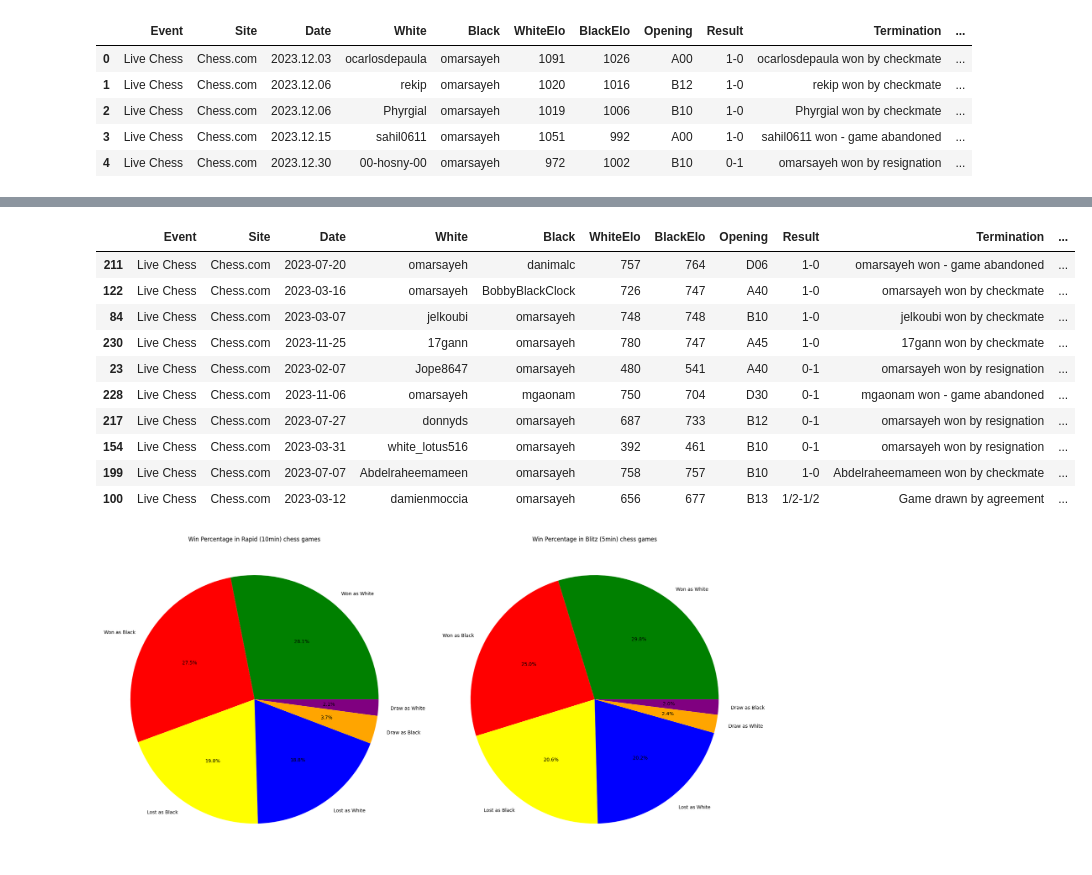
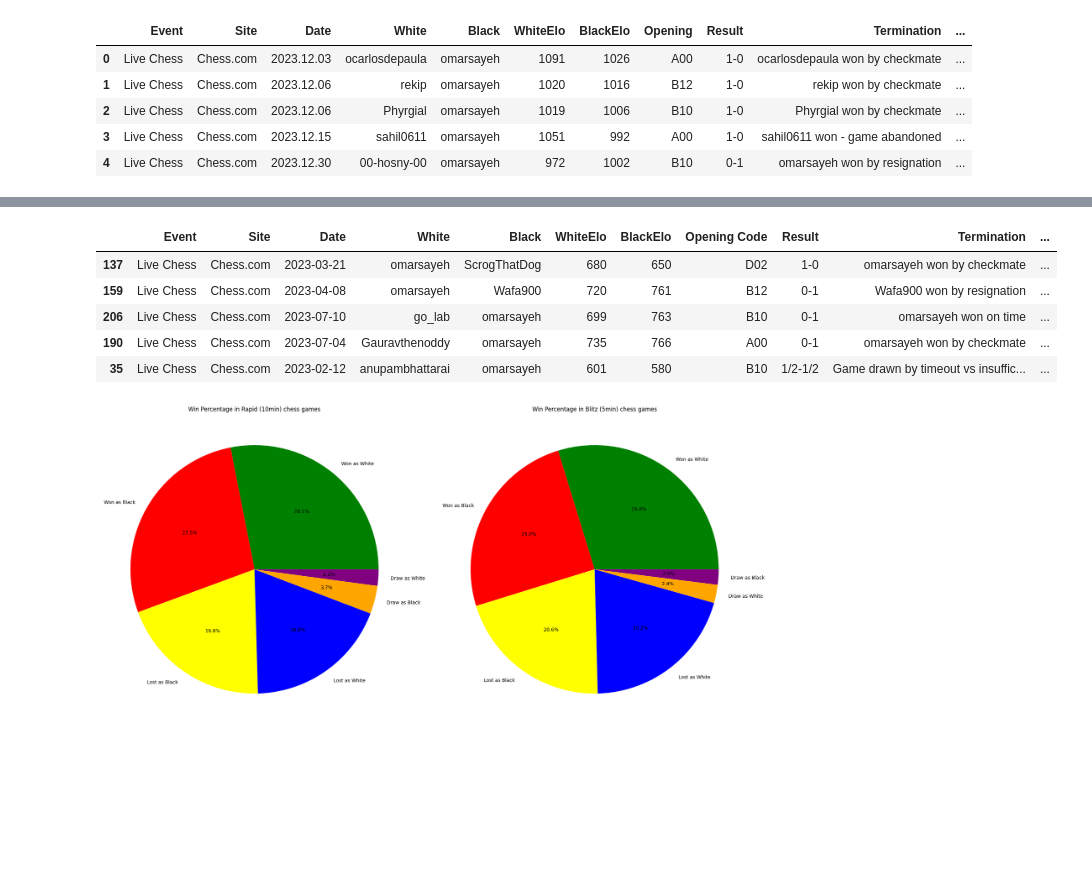
Before and after one commit to SayehOmar/My_Chess_Games_Case_Study, a Jupyter notebook: chess.ipynb, the cells around one changed output, grey strips where cells are left out. Drawn from its saved outputs; the diff is of its cells as text; code cells hidden in the pictures; blank space fills up the shorter version.

```diff
--- a/chess.ipynb
+++ b/chess.ipynb
@@ -33,10 +33,10 @@ def parse_pgn(file_path):
     return pd.DataFrame(games)
 
 
-df_black_Rapid = parse_pgn(r'omarsayeh-black-Rapid.pgn')
-df_white_Rapid = parse_pgn(r'omarsayeh-White-Rapid.pgn')
-df_Black_Blitz = parse_pgn(r'omarsayeh-black-Blitz.pgn')
-df_white_Blitz = parse_pgn(r'omarsayeh-white-Blitz.pgn')
+df_black_Rapid = parse_pgn(r'PGN Files\omarsayeh-black-Rapid.pgn')
+df_white_Rapid = parse_pgn(r'PGN Files\omarsayeh-White-Rapid.pgn')
+df_Black_Blitz = parse_pgn(r'PGN Files\omarsayeh-black-Blitz.pgn')
+df_white_Blitz = parse_pgn(r'PGN Files\omarsayeh-white-Blitz.pgn')
 # %%
 df_black_Rapid.head(5)
 # %% [output]
@@ -107,19 +75,14 @@ Blitz_df['Outcome'] = Blitz_df.apply(lambda row: 'Won as White' if row['White']
                                         else 'Draw as White'
                                         , axis=1)
 # %%
-Blitz_df.sample(10)
+Blitz_df.sample(5)
 # %% [output]
-|  | Event | Site | Date | White | Black | WhiteElo | BlackElo | Opening | Result | Termination | ... |
-| 211 | Live Chess | Chess.com | 2023-07-20 | omarsayeh | danimalc | 757 | 764 | D06 | 1-0 | omarsayeh won - game abandoned | ... |
-| 122 | Live Chess | Chess.com | 2023-03-16 | omarsayeh | BobbyBlackClock | 726 | 747 | A40 | 1-0 | omarsayeh won by checkmate | ... |
-| 84 | Live Chess | Chess.com | 2023-03-07 | jelkoubi | omarsayeh | 748 | 748 | B10 | 1-0 | jelkoubi won by checkmate | ... |
-| 230 | Live Chess | Chess.com | 2023-11-25 | 17gann | omarsayeh | 780 | 747 | A45 | 1-0 | 17gann won by checkmate | ... |
-| 23 | Live Chess | Chess.com | 2023-02-07 | Jope8647 | omarsayeh | 480 | 541 | A40 | 0-1 | omarsayeh won by resignation | ... |
-| 228 | Live Chess | Chess.com | 2023-11-06 | omarsayeh | mgaonam | 750 | 704 | D30 | 0-1 | mgaonam won - game abandoned | ... |
-| 217 | Live Chess | Chess.com | 2023-07-27 | donnyds | omarsayeh | 687 | 733 | B12 | 0-1 | omarsayeh won by resignation | ... |
-| 154 | Live Chess | Chess.com | 2023-03-31 | white_lotus516 | omarsayeh | 392 | 461 | B10 | 0-1 | omarsayeh won by resignation | ... |
-| 199 | Live Chess | Chess.com | 2023-07-07 | Abdelraheemameen | omarsayeh | 758 | 757 | B10 | 1-0 | Abdelraheemameen won by checkmate | ... |
-| 100 | Live Chess | Chess.com | 2023-03-12 | damienmoccia | omarsayeh | 656 | 677 | B13 | 1/2-1/2 | Game drawn by agreement | ... |
+|  | Event | Site | Date | White | Black | WhiteElo | BlackElo | Opening Code | Result | Termination | ... |
+| 137 | Live Chess | Chess.com | 2023-03-21 | omarsayeh | ScrogThatDog | 680 | 650 | D02 | 1-0 | omarsayeh won by checkmate | ... |
+| 159 | Live Chess | Chess.com | 2023-04-08 | omarsayeh | Wafa900 | 720 | 761 | B12 | 0-1 | Wafa900 won by resignation | ... |
+| 206 | Live Chess | Chess.com | 2023-07-10 | go_lab | omarsayeh | 699 | 763 | B10 | 0-1 | omarsayeh won on time | ... |
+| 190 | Live Chess | Chess.com | 2023-07-04 | Gauravthenoddy | omarsayeh | 735 | 766 | A00 | 0-1 | omarsayeh won by checkmate | ... |
+| 35 | Live Chess | Chess.com | 2023-02-12 | anupambhattarai | omarsayeh | 601 | 580 | B10 | 1/2-1/2 | Game drawn by timeout vs insuffic... | ... |
 # %%
 # Calculate win percentage
 win_percentageRapid = Rapid_df['Outcome'].value_counts(normalize=True) * 100
```
Also changed, not shown: parts of 8 cells of this notebook.
